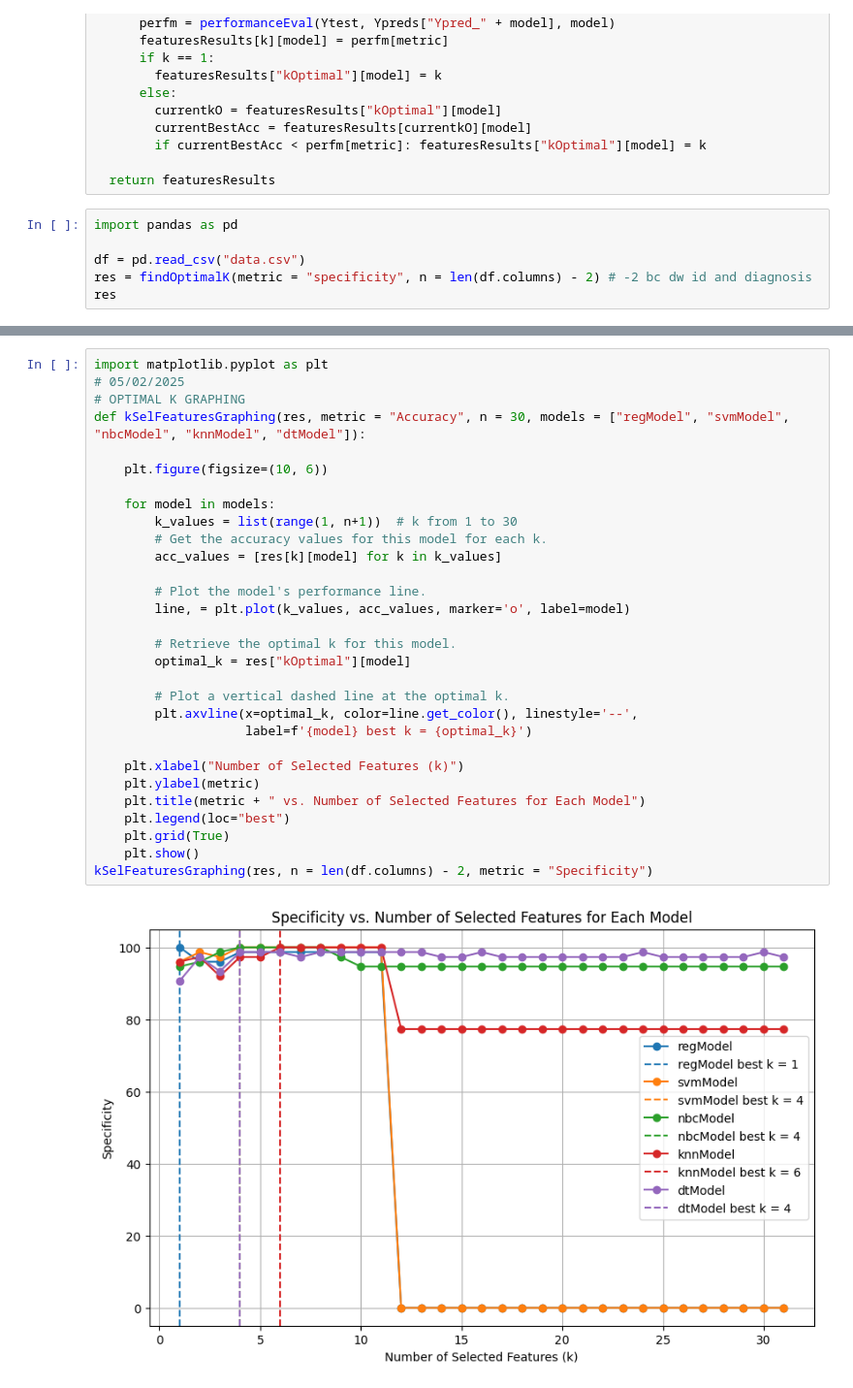
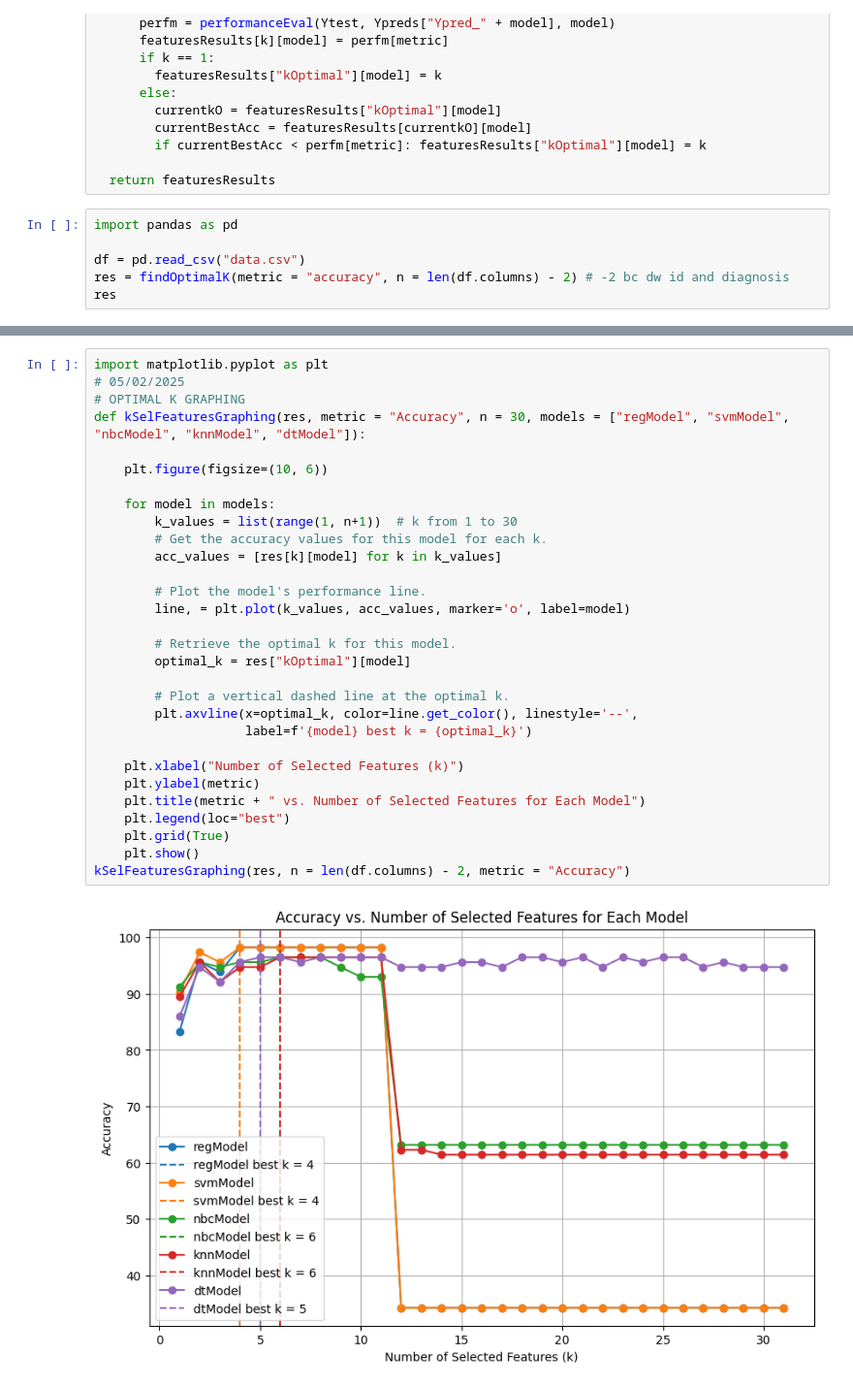
Before and after one commit to SaatvikK/Breast-Cancer-ML-Project, a Jupyter notebook: findk.ipynb, the cells around one changed output, grey strips where cells are left out. Shown at 97% size. Saved outputs shown, nothing was run; the diff lists cells and outputs as text.

Commit message:
added more feature selection graphs

```diff
--- a/findk.ipynb
+++ b/findk.ipynb
@@ -53,7 +53,7 @@ def findOptimalK(metric = "accuracy", n = 30, tauRed = 0.8, models = ["regModel"
 import pandas as pd
 
 df = pd.read_csv("data.csv")
-res = findOptimalK(metric = "specificity", n = len(df.columns) - 2) # -2 bc dw id and diagnosis
+res = findOptimalK(metric = "accuracy", n = len(df.columns) - 2) # -2 bc dw id and diagnosis
 res
 # %% [output]
 Selected features: ['concave points_worst']
@@ -93,32 +93,32 @@ All        76  38  114
 # %%
 import matplotlib.pyplot as plt
 # 05/02/2025
 # OPTIMAL K GRAPHING
 def kSelFeaturesGraphing(res, metric = "Accuracy", n = 30, models = ["regModel", "svmModel", "nbcModel", "knnModel", "dtModel"]):
 
     plt.figure(figsize=(10, 6))
 
     for model in models:
         k_values = list(range(1, n+1))  # k from 1 to 30
         # Get the accuracy values for this model for each k.
         acc_values = [res[k][model] for k in k_values]
 
         # Plot the model's performance line.
         line, = plt.plot(k_values, acc_values, marker='o', label=model)
 
         # Retrieve the optimal k for this model.
         optimal_k = res["kOptimal"][model]
 
         # Plot a vertical dashed line at the optimal k.
         plt.axvline(x=optimal_k, color=line.get_color(), linestyle='--',
                     label=f'{model} best k = {optimal_k}')
 
     plt.xlabel("Number of Selected Features (k)")
     plt.ylabel(metric)
     plt.title(metric + " vs. Number of Selected Features for Each Model")
     plt.legend(loc="best")
     plt.grid(True)
     plt.show()
-kSelFeaturesGraphing(res, n = len(df.columns) - 2, metric = "Specificity")
+kSelFeaturesGraphing(res, n = len(df.columns) - 2, metric = "Accuracy")
 # %% [output]
-[figure, old version]
+[figure, new version]
```
Also changed, not shown: parts of 1 cell of this notebook, 5 other files.
